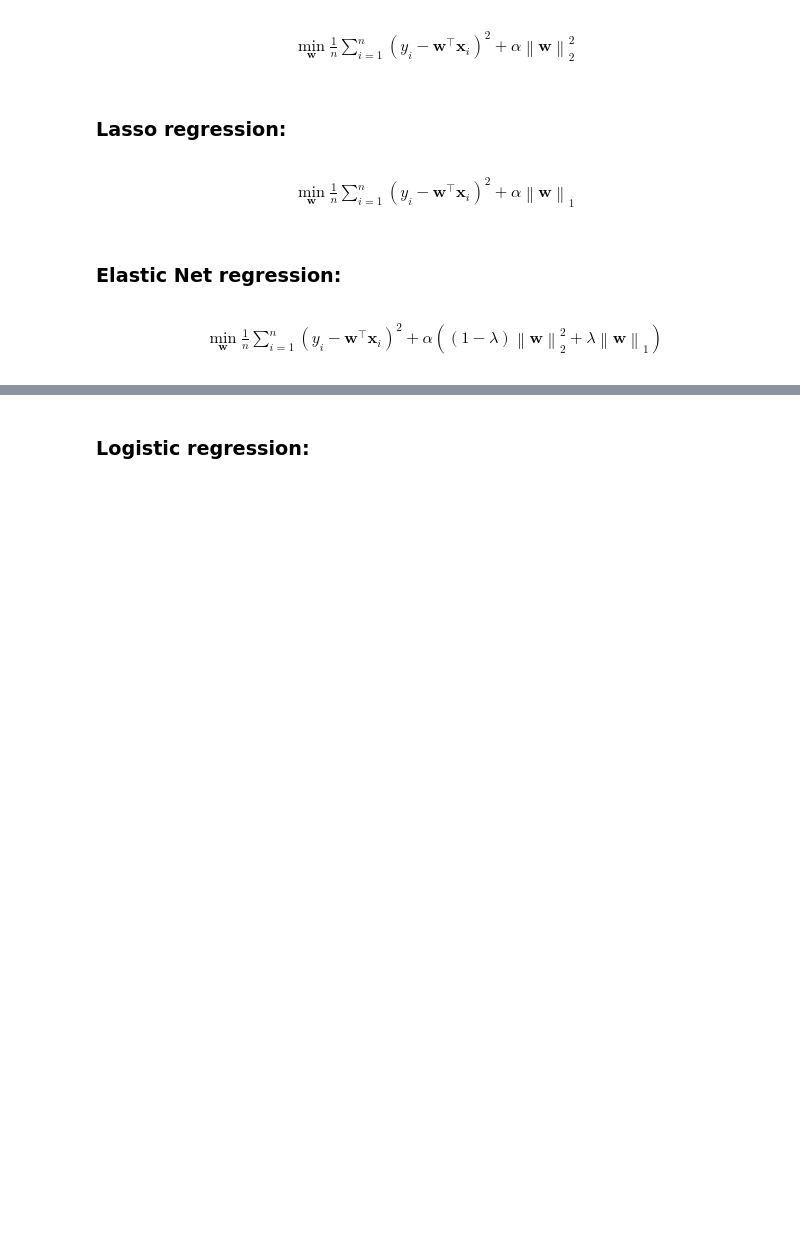
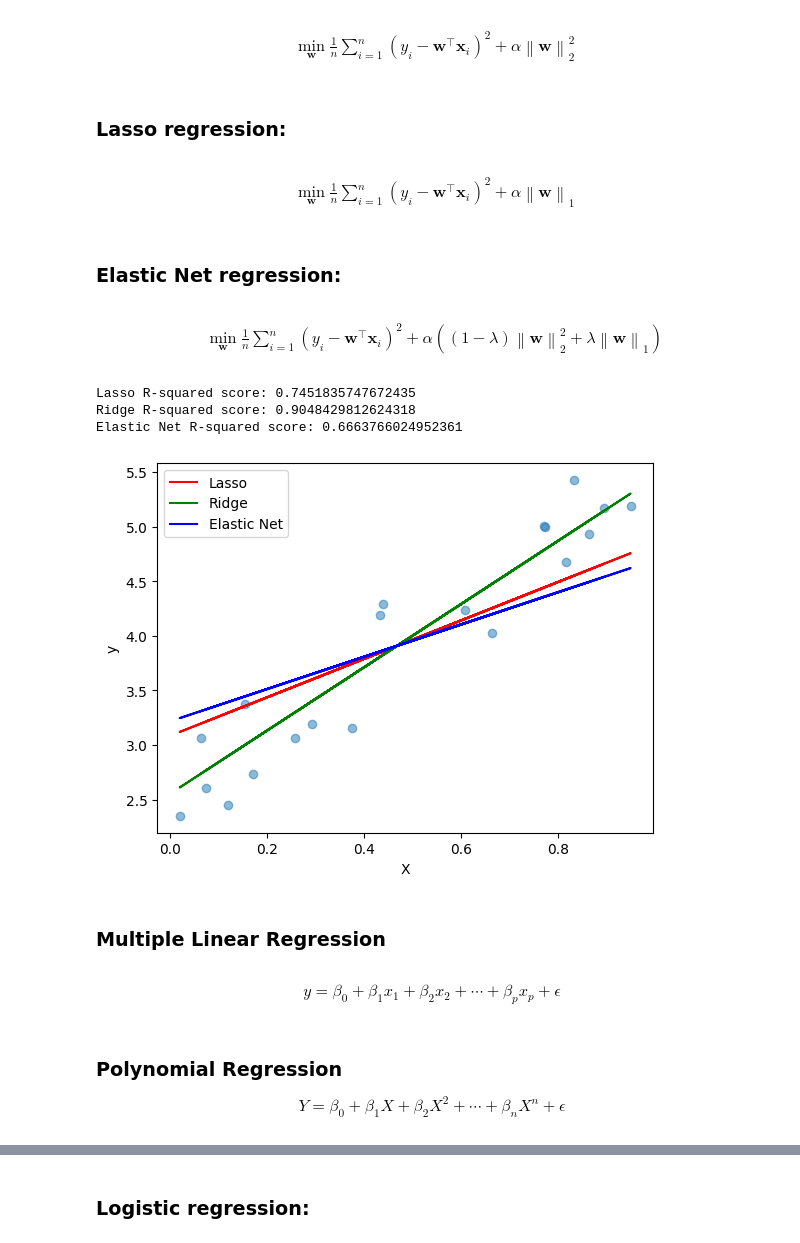
Before and after one commit to DigitalBridgeRDC/DS_Workshop, a Jupyter notebook: notebooks/ml.ipynb, the cells around one changed output, grey strips where cells are left out. Saved outputs shown, nothing was run; the diff lists cells and outputs as text; code cells hidden in the pictures; blank space fills up the shorter version.

```diff
--- a/notebooks/ml.ipynb
+++ b/notebooks/ml.ipynb
@@ -195,3 +264,71 @@ enet.fit(X_train, y_train)
 
 # Make predictions on the test data
 predictions = enet.predict(X_test)
+# %%
+# complete example with Lasso, Ridge, ElasticNet
+import numpy as np
+from sklearn.linear_model import Lasso, Ridge, ElasticNet
+from sklearn.model_selection import train_test_split
+import matplotlib.pyplot as plt
+
+# Generate some random data
+np.random.seed(42)
+X = np.random.rand(100, 1)
+y = 2 + 3 * X + np.random.rand(100, 1)
+
+# Split the data into training and testing sets
+X_train, X_test, y_train, y_test = train_test_split(X, y, test_size=0.2, random_state=42)
+
+# Initialize Lasso, Ridge, and Elastic Net models
+lasso = Lasso(alpha=0.1)
+ridge = Ridge(alpha=0.1)
+enet = ElasticNet(alpha=0.1, l1_ratio=0.5)
+
+# Fit the models to the data - training
+lasso.fit(X_train, y_train)
+ridge.fit(X_train, y_train)
+enet.fit(X_train, y_train)
+
+# Make predictions on new data
+# new_data = np.array([[0.1], [0.2], [0.3]])
+lasso_predictions = lasso.predict(X_test)
+ridge_predictions = ridge.predict(X_test)
+enet_predictions = enet.predict(X_test)
+
+from sklearn.metrics import r2_score # import R2 library
+
+# Calculate R-squared score for Lasso regression
+lasso_score = r2_score(y_test, lasso.predict(X_test))
+
+# Calculate R-squared score for Ridge regression
+ridge_score = r2_score(y_test, ridge.predict(X_test))
+
+# Calculate R-squared score for Elastic Net regression
+enet_score = r2_score(y_test, enet.predict(X_test))
+
+print("Lasso R-squared score:", lasso_score)
+print("Ridge R-squared score:", ridge_score)
+print("Elastic Net R-squared score:", enet_score)
+
+# Plot the data and regression lines
+plt.scatter(X_test, y_test, alpha=0.5)
+plt.plot(X_test, lasso.predict(X_test), color='red', label='Lasso')
+plt.plot(X_test, ridge.predict(X_test), color='green', label='Ridge')
+plt.plot(X_test, enet.predict(X_test), color='blue', label='Elastic Net')
+plt.xlabel('X')
+plt.ylabel('y')
+plt.legend()
+plt.show()
+# %% [output]
+Lasso R-squared score: 0.7451835747672435
+Ridge R-squared score: 0.9048429812624318
+Elastic Net R-squared score: 0.6663766024952361
+[figure, added]
+# %% [markdown]
+### Multiple Linear Regression ###
+# %% [markdown]
+$$ y = \beta_0 + \beta_1 x_1 + \beta_2 x_2 + \cdots + \beta_p x_p + \epsilon $$
+# %% [markdown]
+### Polynomial Regression ###
+
+$$ Y = \beta_0 + \beta_1 X + \beta_2 X^2 + \cdots + \beta_n X^n + \epsilon $$
```
Also changed, not shown: parts of 12 cells of this notebook.
